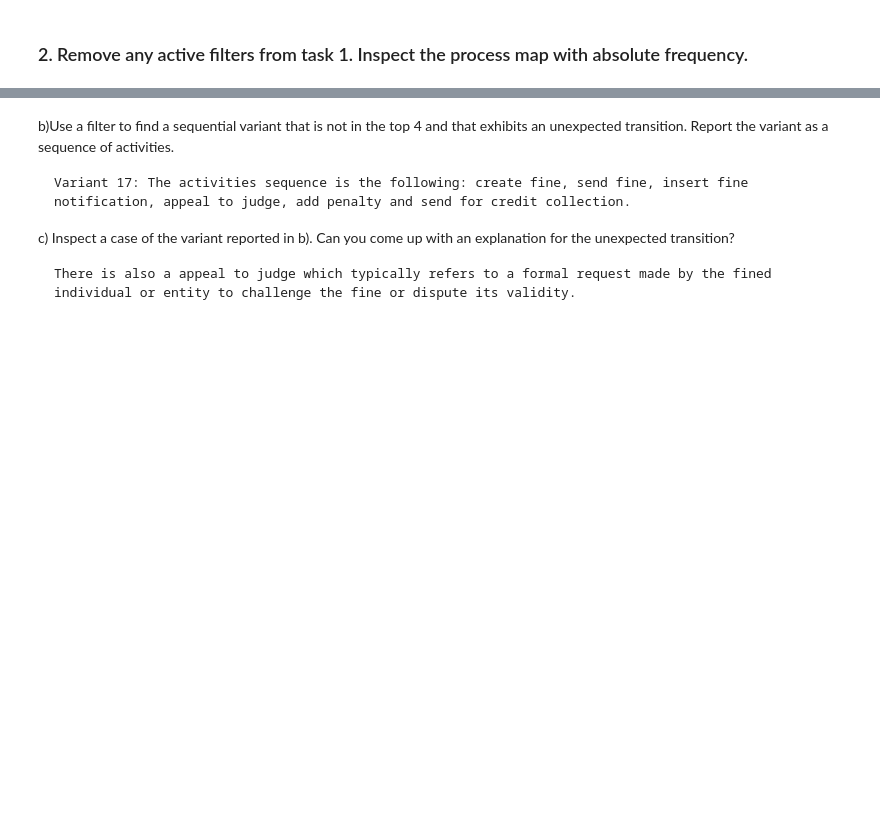
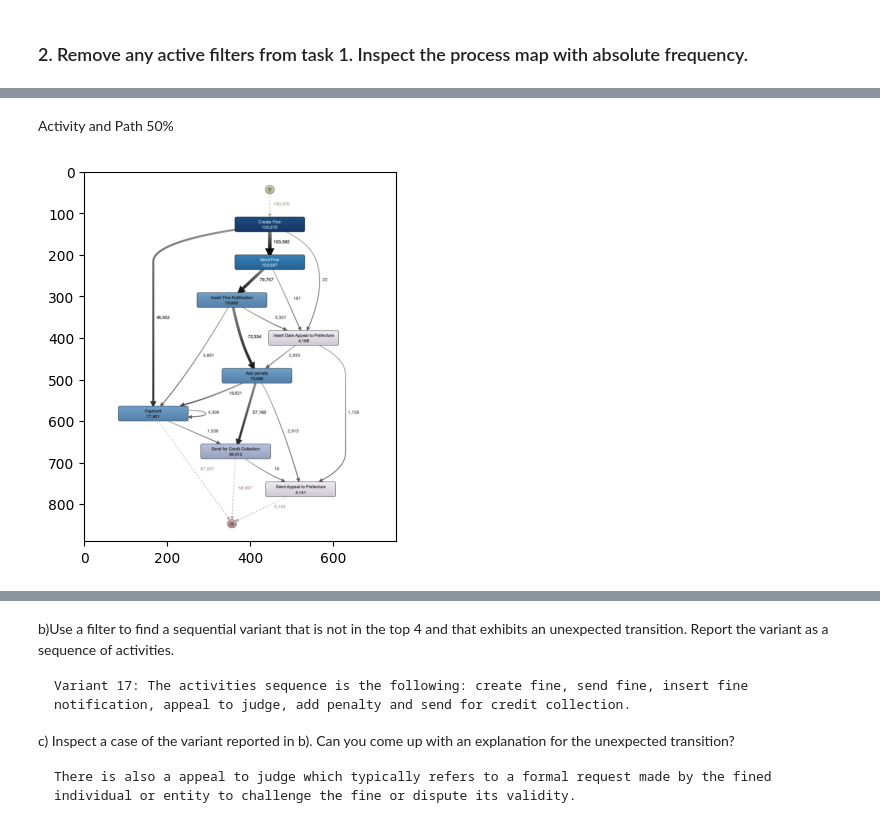
Before and after one commit to fulyagerin/Process_Mining_A1, a Jupyter notebook: Process-Mining-Assignment.ipynb, the cells around one changed output, grey strips where cells are left out. Drawn from its saved outputs; the diff is of its cells as text; code cells hidden in the pictures; blank space fills up the shorter version.

```diff
--- a/Process-Mining-Assignment.ipynb
+++ b/Process-Mining-Assignment.ipynb
@@ -457,0 +470,8 @@ a) Play with the sliders. Write down at least three observations (either related
+# %% [markdown]
+Activity and Path 50%
+# %%
+img2 = "Maps/Bildschirmfoto 2024-10-31 um 16.57.00.png"
+img2 = plt.imread(img2)
+imgplot2 = plt.imshow(img2)
+# %% [output]
+[figure, added]
```
Also changed, not shown: parts of 11 cells of this notebook, 10 other files.
